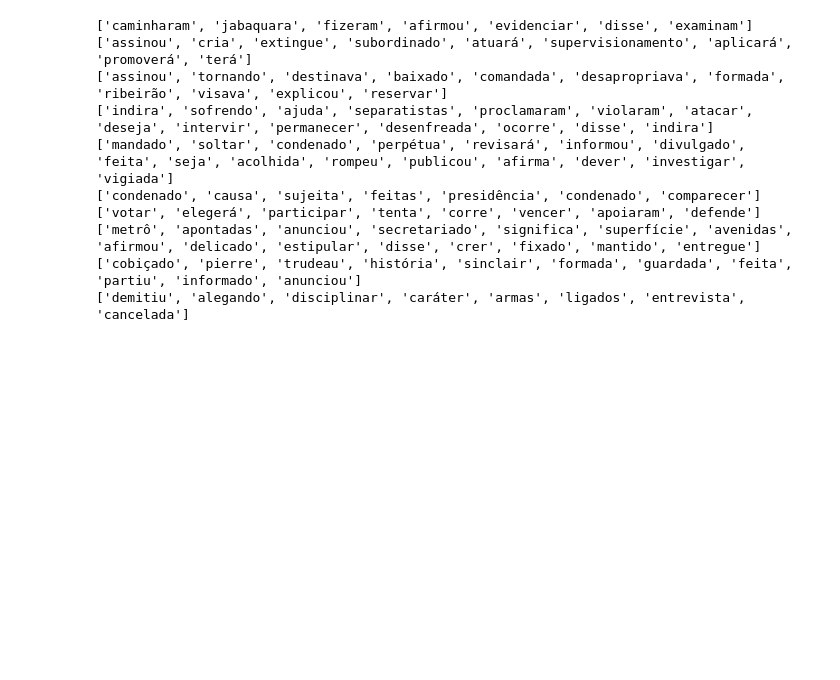
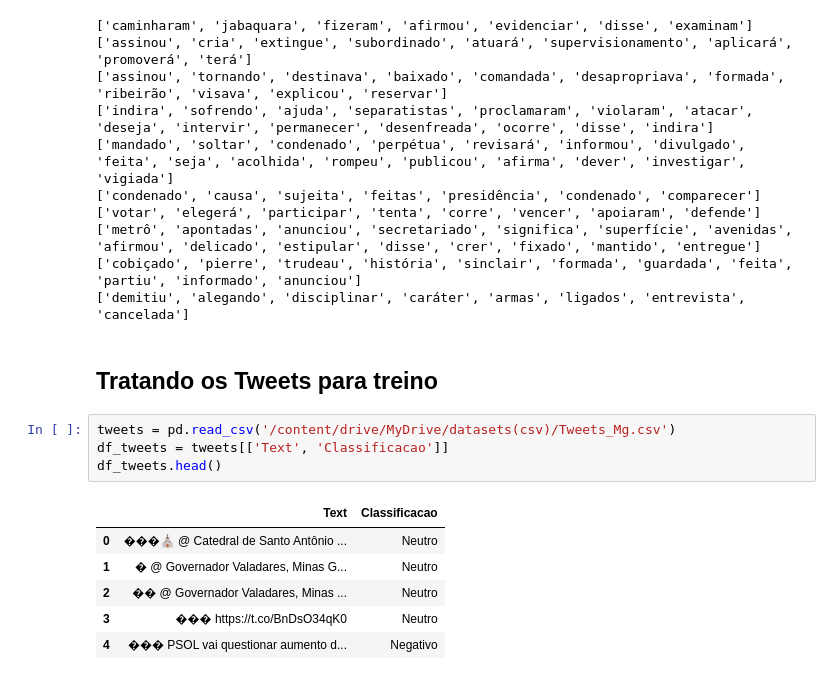
Before and after one commit to azraelgarden/avaliacao-sprint-3, a Jupyter notebook: avaliacao3.ipynb, the cells around one changed output. Drawn from its saved outputs; the diff is of its cells as text; blank space fills up the shorter version.

```diff
--- a/avaliacao3.ipynb
+++ b/avaliacao3.ipynb
@@ -214,3 +210,16 @@ for paragrafo in dataframe.tratado:
 ['metrô', 'apontadas', 'anunciou', 'secretariado', 'significa', 'superfície', 'avenidas', 'afirmou', 'delicado', 'estipular', 'disse', 'crer', 'fixado', 'mantido', 'entregue']
 ['cobiçado', 'pierre', 'trudeau', 'história', 'sinclair', 'formada', 'guardada', 'feita', 'partiu', 'informado', 'anunciou']
 ['demitiu', 'alegando', 'disciplinar', 'caráter', 'armas', 'ligados', 'entrevista', 'cancelada']
+# %% [markdown]
+## Tratando os Tweets para treino
+# %%
+tweets = pd.read_csv('/content/drive/MyDrive/datasets(csv)/Tweets_Mg.csv')
+df_tweets = tweets[['Text', 'Classificacao']]
+df_tweets.head()
+# %% [output]
+|  | Text | Classificacao |
+| 0 | ���⛪ @ Catedral de Santo Antônio ... | Neutro |
+| 1 | � @ Governador Valadares, Minas G... | Neutro |
+| 2 | �� @ Governador Valadares, Minas ... | Neutro |
+| 3 | ��� https://t.co/BnDsO34qK0 | Neutro |
+| 4 | ��� PSOL vai questionar aumento d... | Negativo |
```
Also changed, not shown: parts of 38 cells of this notebook.
